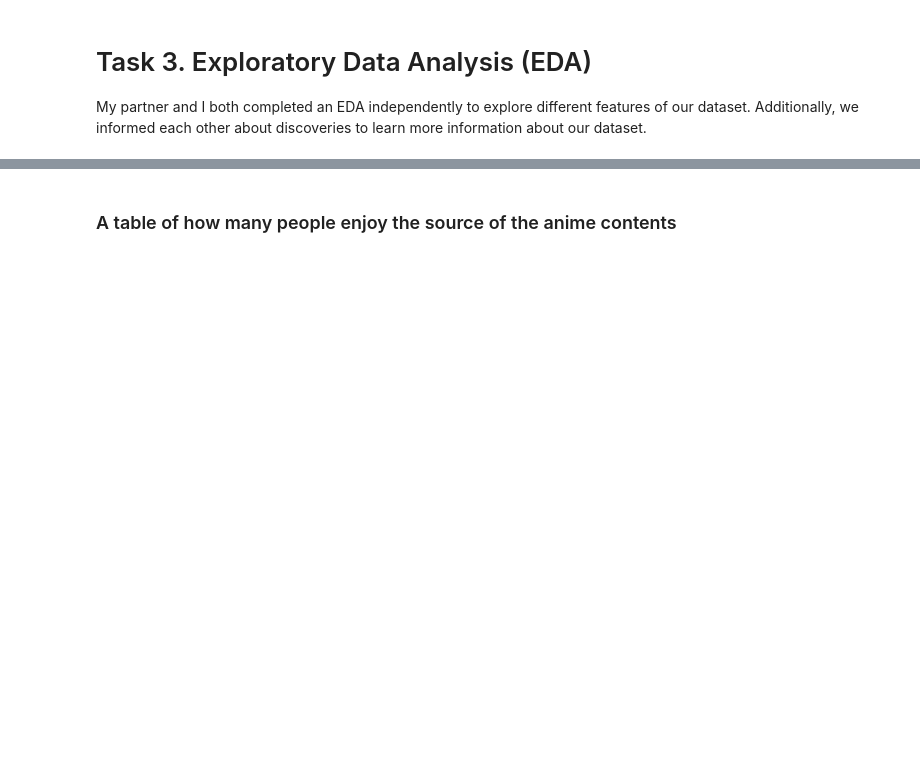
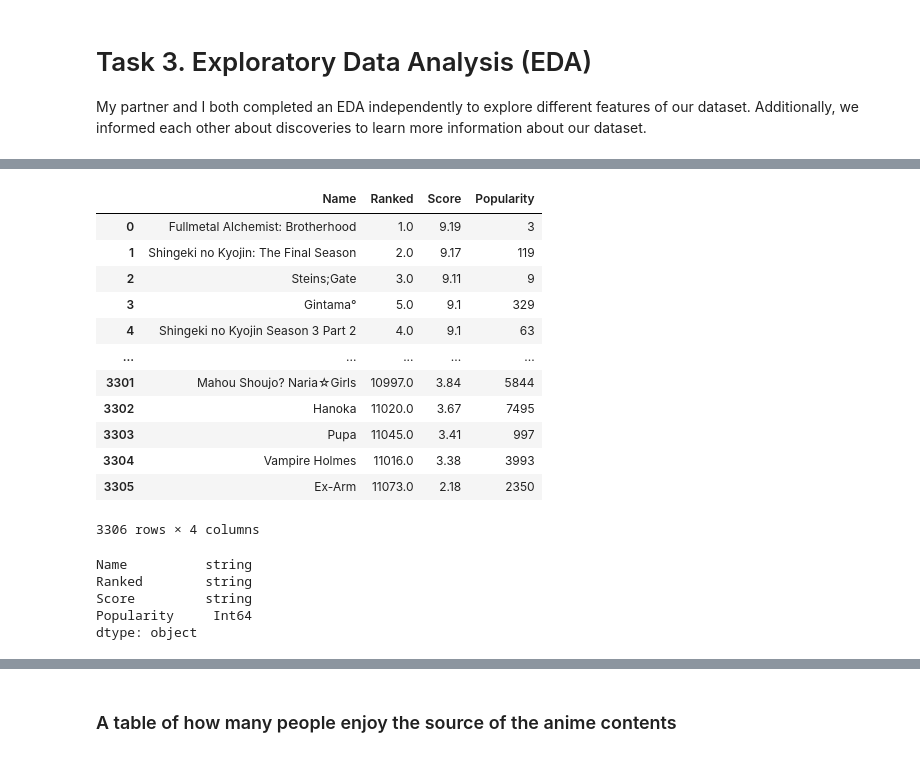
Before and after one commit to data301-2021-summer2/group03-project, a Jupyter notebook: analysis/Guy/milestone2.ipynb, the cells around one changed output, grey strips where cells are left out. Drawn from its saved outputs; the diff is of its cells as text; code cells hidden in the pictures; blank space fills up the shorter version.

```diff
--- a/analysis/Guy/milestone2.ipynb
+++ b/analysis/Guy/milestone2.ipynb
@@ -232,0 +204,25 @@ ProfileReport(df, title="Pandas Profiling Anime Report")
+# %%
+rank_score_df = anime_df[['Name', 'Ranked', 'Score', 'Popularity']].sort_values(by = 'Score', ascending = False).reset_index(drop = True)
+rank_score_df
+# %% [output]
+|  | Name | Ranked | Score | Popularity |
+| 0 | Fullmetal Alchemist: Brotherhood | 1.0 | 9.19 | 3 |
+| 1 | Shingeki no Kyojin: The Final Season | 2.0 | 9.17 | 119 |
+| 2 | Steins;Gate | 3.0 | 9.11 | 9 |
+| 3 | Gintama° | 5.0 | 9.1 | 329 |
+| 4 | Shingeki no Kyojin Season 3 Part 2 | 4.0 | 9.1 | 63 |
+| ... | ... | ... | ... | ... |
+| 3301 | Mahou Shoujo? Naria☆Girls | 10997.0 | 3.84 | 5844 |
+| 3302 | Hanoka | 11020.0 | 3.67 | 7495 |
+| 3303 | Pupa | 11045.0 | 3.41 | 997 |
+| 3304 | Vampire Holmes | 11016.0 | 3.38 | 3993 |
+| 3305 | Ex-Arm | 11073.0 | 2.18 | 2350 |
+3306 rows × 4 columns
+# %%
+rank_score_df.convert_dtypes().dtypes
+# %% [output]
+Name          string
+Ranked        string
+Score         string
+Popularity     Int64
+dtype: object
```
Also changed, not shown: parts of 51 cells of this notebook.
